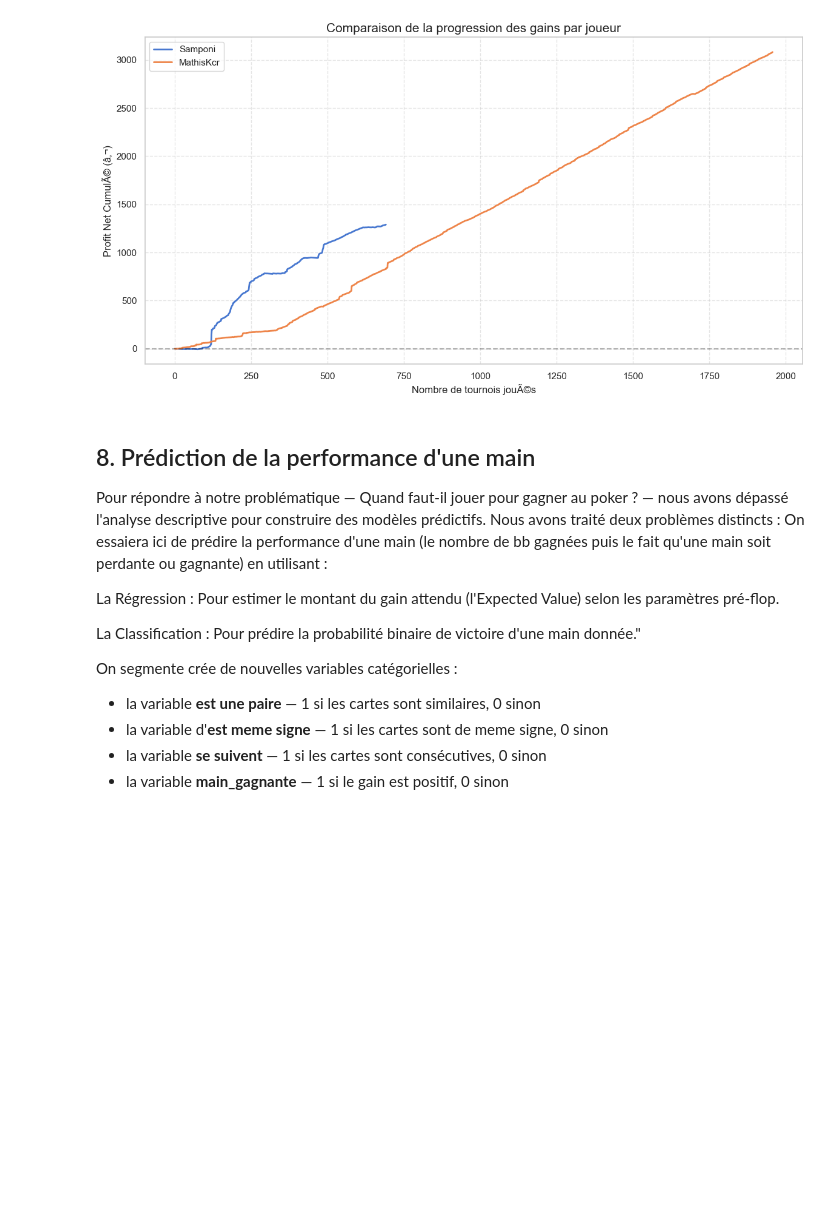
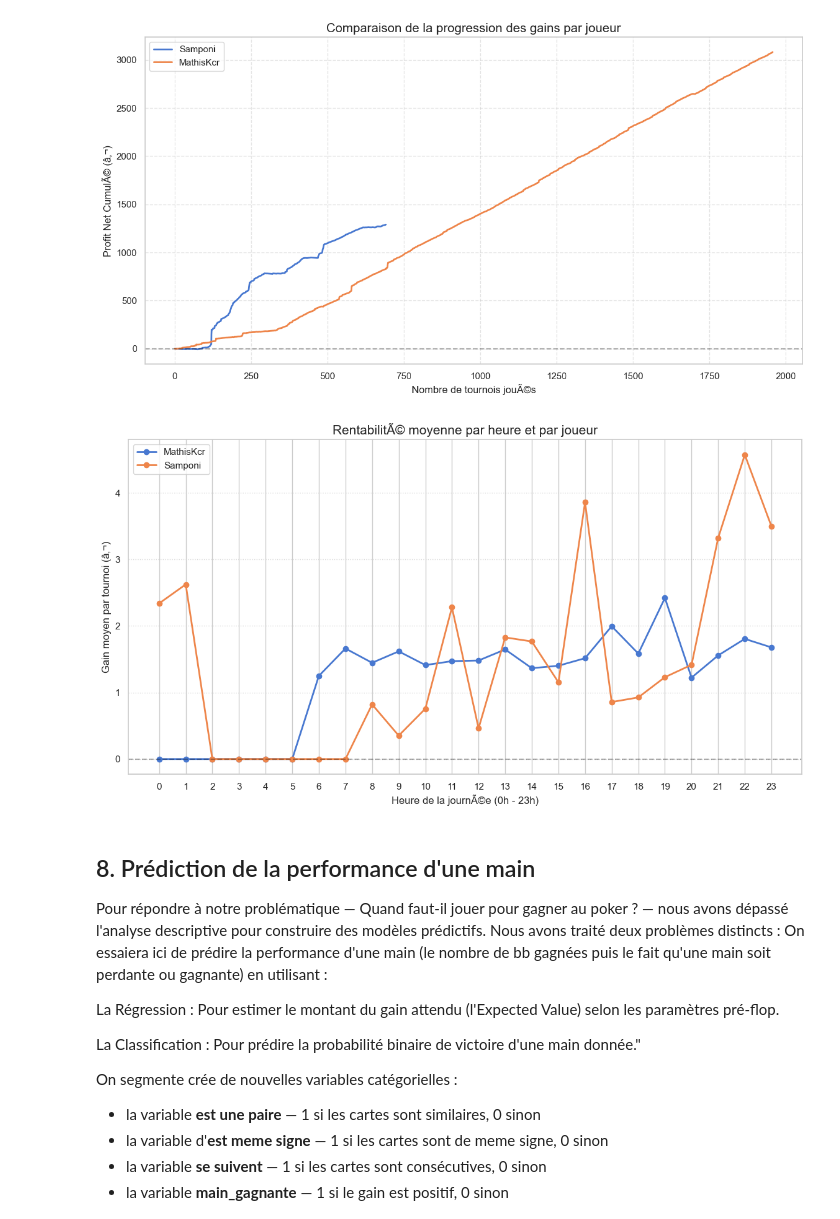
Before and after one commit to MathisKacer/projet_poker, a Jupyter notebook: analyse_poker_final.ipynb, the cells around one changed output. Drawn from its saved outputs; the diff is of its cells as text; code cells hidden in the pictures; blank space fills up the shorter version.

```diff
--- a/analyse_poker_final.ipynb
+++ b/analyse_poker_final.ipynb
@@ -236,6 +239,10 @@ La comparaison des performances des joueurs : la table "tableau_tournois" permet
 comparer_bankroll_joueurs(tableau_tournois, ['Samponi', 'MathisKcr'])
 # %% [output]
 [figure]
+# %%
+comparer_profit_horaire(tableau_tournois, ['Samponi', 'MathisKcr'])
+# %% [output]
+[figure, added]
 # %% [markdown]
 ## 8. Prédiction de la performance d'une main
 
```
Also changed, not shown: parts of 1 cell of this notebook.
